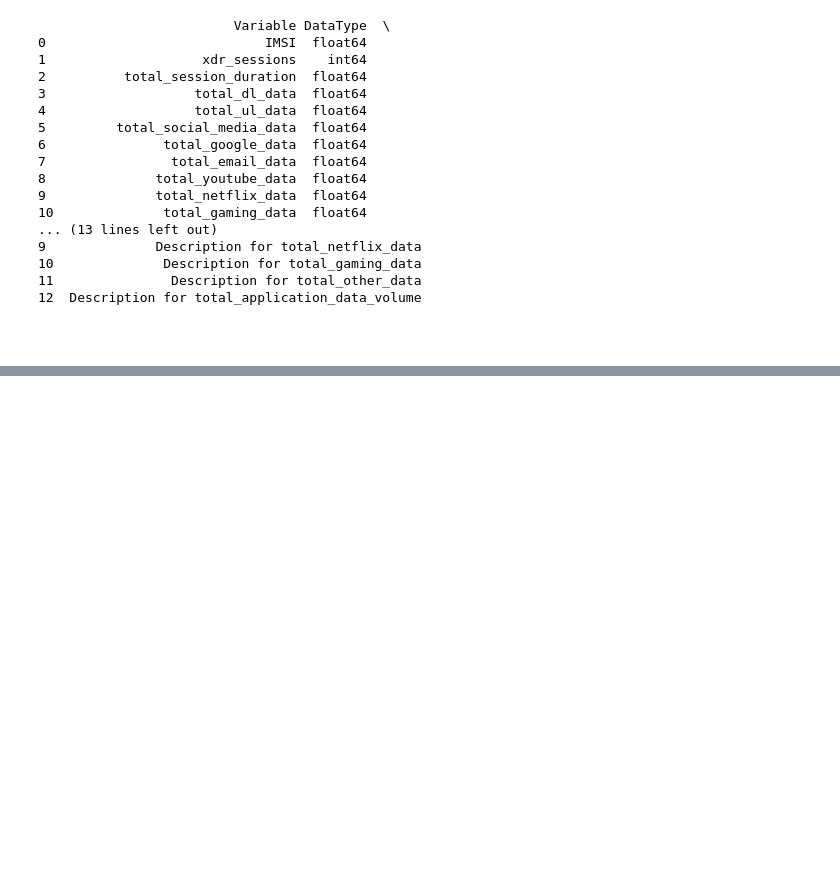
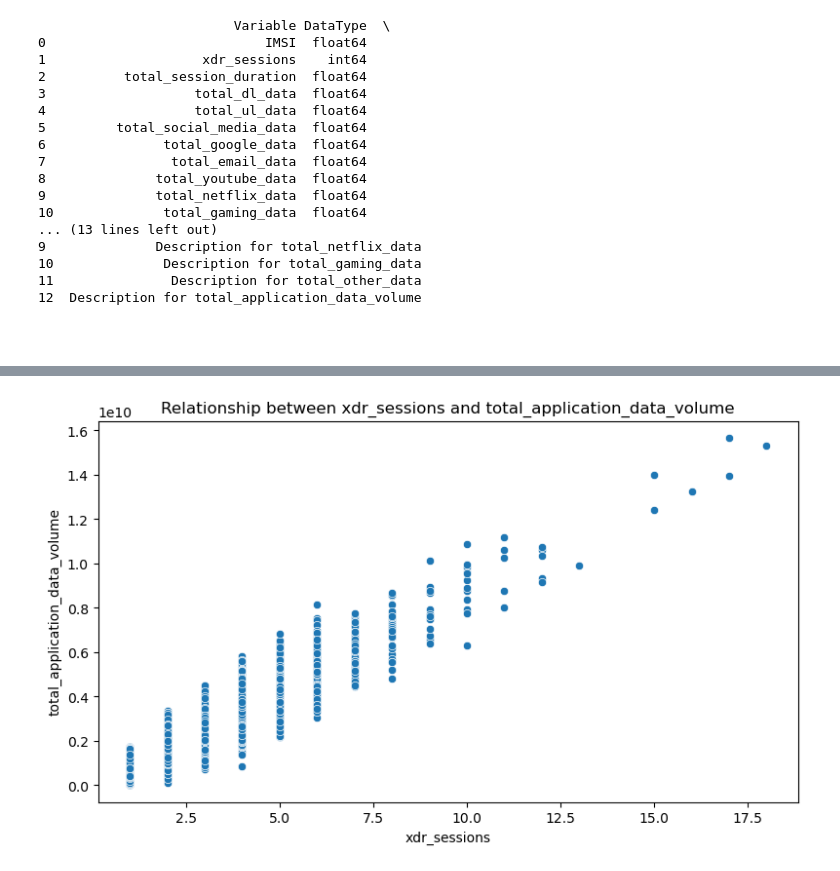
Before and after one commit to zereay74/Kaim-week-2, a Jupyter notebook: notebooks/Task 1 Overview and EDA.ipynb, the cells around one changed output, grey strips where cells are left out. Drawn from its saved outputs; the diff is of its cells as text; code cells hidden in the pictures; blank space fills up the shorter version.

```diff
--- a/notebooks/Task 1 Overview and EDA.ipynb
+++ b/notebooks/Task 1 Overview and EDA.ipynb
@@ -172,0 +271,6 @@ KeyError: 'Dur. (ms)'
+# %%
+# Bivariate Analysis
+bi_analyzer = BivariateAnalyzer(aggrigated)
+bi_analyzer.plot_relationship(column_x='xdr_sessions', column_y='total_application_data_volume')
+# %% [output]
+[figure, added]
```
Also changed, not shown: parts of 13 cells of this notebook, 4 other files.
